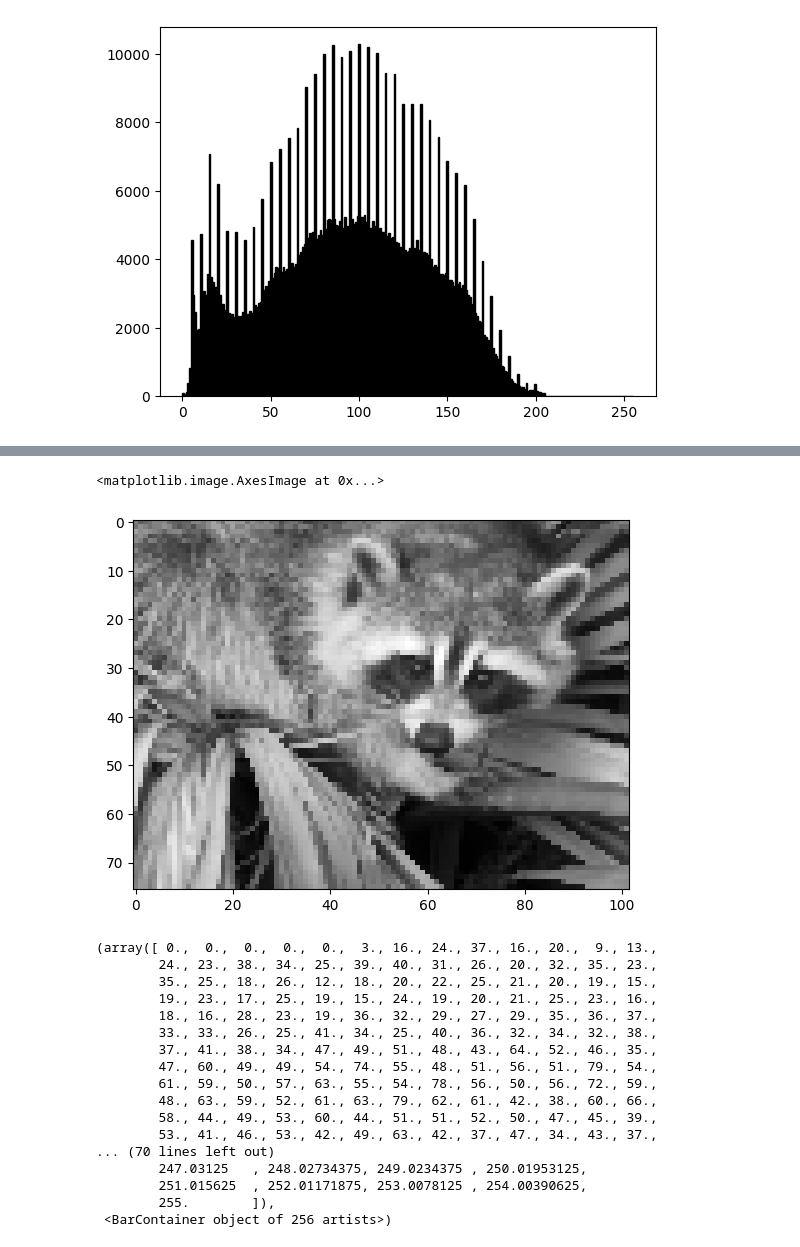
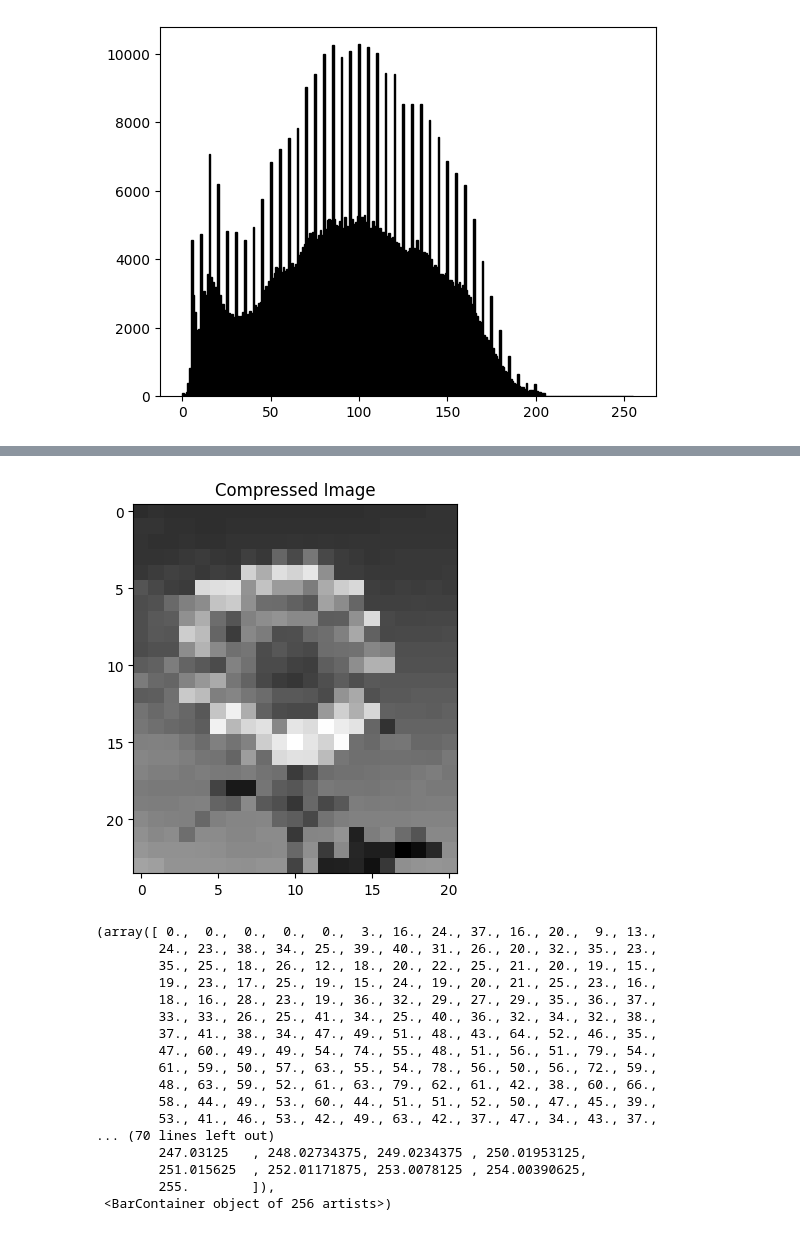
Before and after one commit to bartaldavid/groupwork, a Jupyter notebook: test.ipynb, the cells around one changed output, grey strips where cells are left out. Saved outputs shown, nothing was run; the diff lists cells and outputs as text; code cells hidden in the pictures.

```diff
--- a/test.ipynb
+++ b/test.ipynb
@@ -4,9 +6,5 @@ import numpy as np
 # %%
 '''import a jpg, show the original and transform it to grayscale, and then to an array'''
-
-from PIL import Image #look up this library
-import matplotlib.pyplot as plt
-
 
 def image_preprocess(image_path):
     #open the image file
@@ -31,7 +29,7 @@ def image_preprocess(image_path):
     return img_array
 
 #test
-image_path = 'sunflower_test.jpg' #input('enter a file path to the picture: ')
+image_path = input('enter a file path to the picture: ')
 processed_image = image_preprocess(image_path)
 # %% [output]
 [figure]
@@ -121,12 +93,14 @@ def compress_image (arr: np.ndarray, n: int) -> np.ndarray:
     #     for col in arr.shape[1]:
     #         arr[row, col] = arr[row, col] / 1.2
 
-result = compress_image(face, 10)
+compressed_image = compress_image(processed_image, 10)
-# %%
-plt.imshow(result, cmap=plt.cm.gray)
-# %% [output]
-<matplotlib.image.AxesImage at 0x...>
-[figure, removed]
+# %%
+'''show the compressed image'''
+plt.imshow(compressed_image, cmap=plt.cm.gray)
+plt.title('Compressed Image')
+plt.show()
+# %% [output]
+[figure, added]
 # %%
 plt.hist(result.ravel(), bins=256, range=(0.0, 255.0), fc='k', ec='k')
 # %% [output]
```
Also changed, not shown: parts of 3 cells of this notebook.
